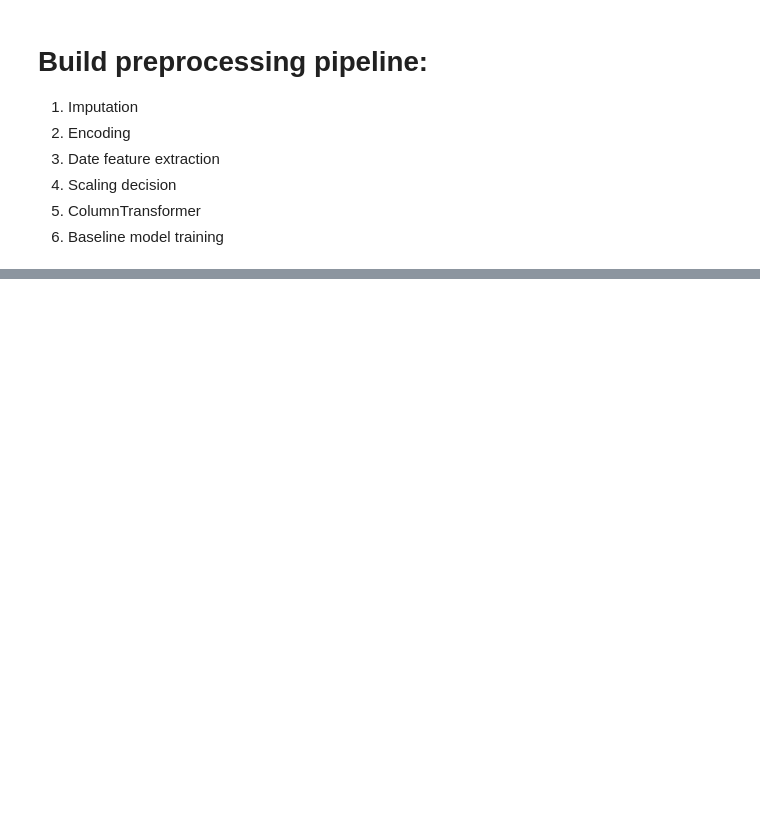
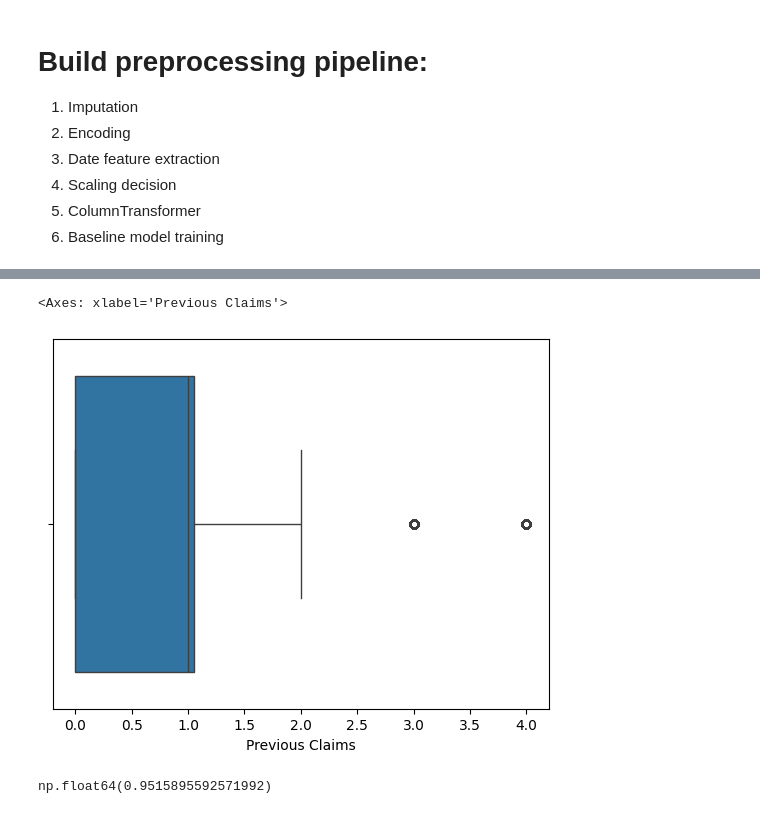
Before and after one commit to sushant758/ML-Exercises, a Jupyter notebook: Insurance_Regression.ipynb, the cells around one changed output, grey strips where cells are left out. Saved outputs shown, nothing was run; the diff lists cells and outputs as text; code cells hidden in the pictures; blank space fills up the shorter version.

```diff
--- a/Insurance_Regression.ipynb
+++ b/Insurance_Regression.ipynb
@@ -1418,0 +1888,17 @@ num_cols = [
+# %%
+upper = X_train['Previous Claims'].quantile(0.99)
+
+X_train['Previous Claims'] = np.where(
+    X_train['Previous Claims'] > upper,
+    upper,
+    X_train['Previous Claims']
+)
+# %%
+sns.boxplot(x=X_train['Previous Claims'])
+# %% [output]
+<Axes: xlabel='Previous Claims'>
+[figure, added]
+# %%
+X_train['Previous Claims'].skew()
+# %% [output]
+np.float64(0.9515895592571992)
```
Also changed, not shown: parts of 161 cells of this notebook.
